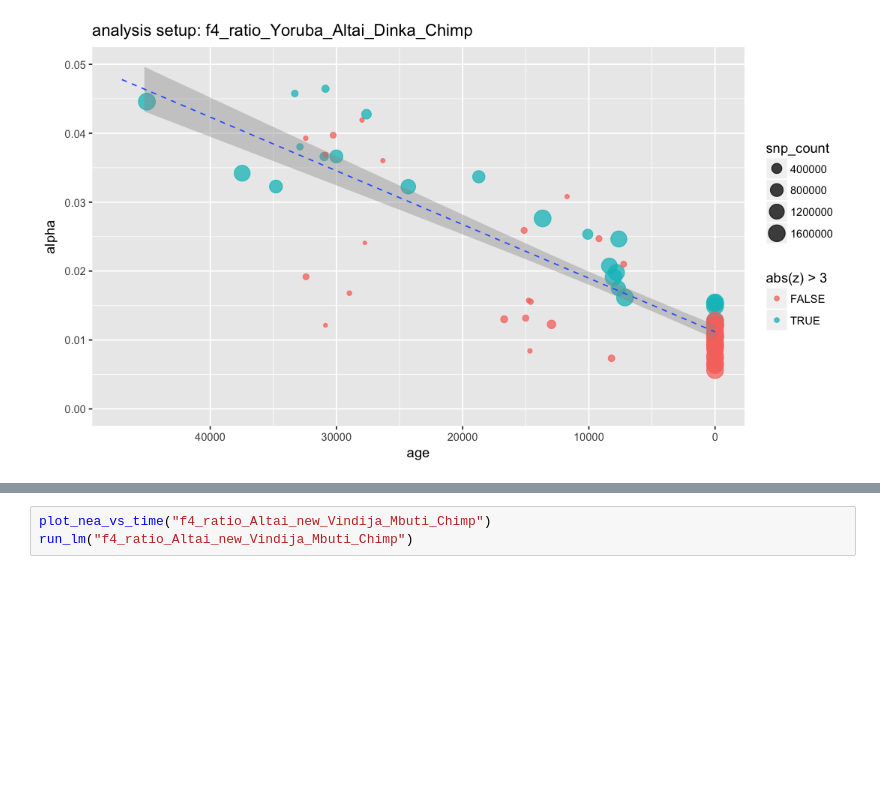
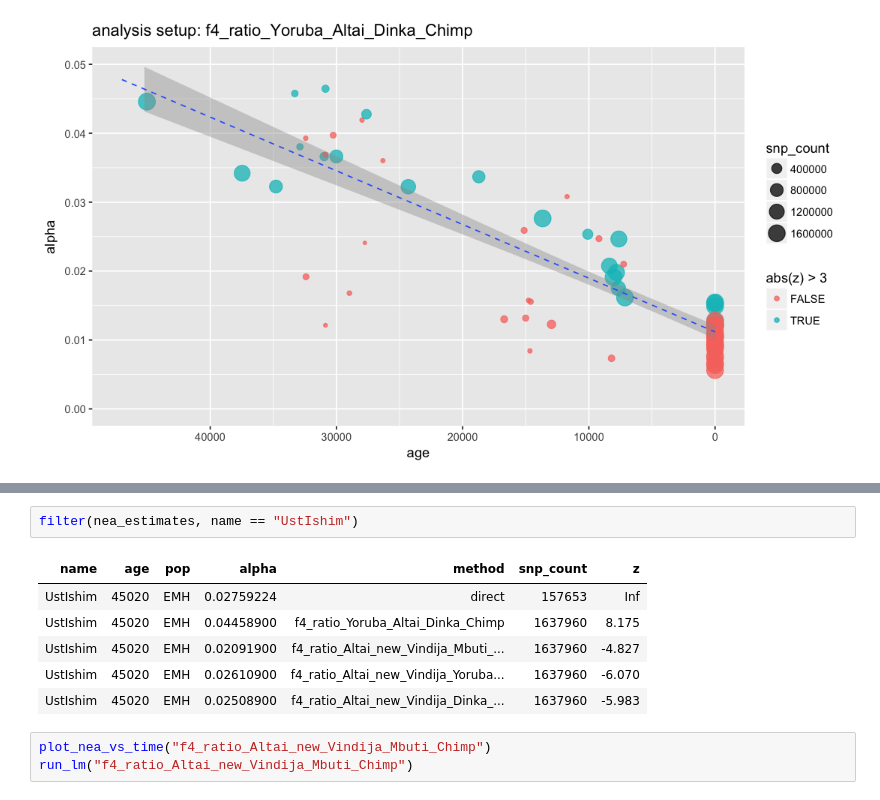
Before and after one commit to bodkan/nea-over-time, a Jupyter notebook: notebooks/admixtools_nea_ancestry.ipynb, the cells around one changed output, grey strips where cells are left out. Cells and saved outputs as stored; diff of their text form; blank space fills up the shorter version.

```diff
--- a/notebooks/admixtools_nea_ancestry.ipynb
+++ b/notebooks/admixtools_nea_ancestry.ipynb
@@ -325,6 +326,15 @@ More straightforward & should be measuring what we _really_ want to measure:
 * B - Vindija
 * C - African
 * O - Chimp
+# %%
+filter(nea_estimates, name == "UstIshim")
+# %% [output]
+| name | age | pop | alpha | method | snp_count | z |
+| UstIshim | 45020 | EMH | 0.02759224 | direct | 157653 | Inf |
+| UstIshim | 45020 | EMH | 0.04458900 | f4_ratio_Yoruba_Altai_Dinka_Chimp | 1637960 | 8.175 |
+| UstIshim | 45020 | EMH | 0.02091900 | f4_ratio_Altai_new_Vindija_Mbuti_... | 1637960 | -4.827 |
+| UstIshim | 45020 | EMH | 0.02610900 | f4_ratio_Altai_new_Vindija_Yoruba... | 1637960 | -6.070 |
+| UstIshim | 45020 | EMH | 0.02508900 | f4_ratio_Altai_new_Vindija_Dinka_... | 1637960 | -5.983 |
 # %%
 plot_nea_vs_time("f4_ratio_Altai_new_Vindija_Mbuti_Chimp")
 run_lm("f4_ratio_Altai_new_Vindija_Mbuti_Chimp")
```
Also changed, not shown: parts of 10 cells of this notebook, 7 other files.
